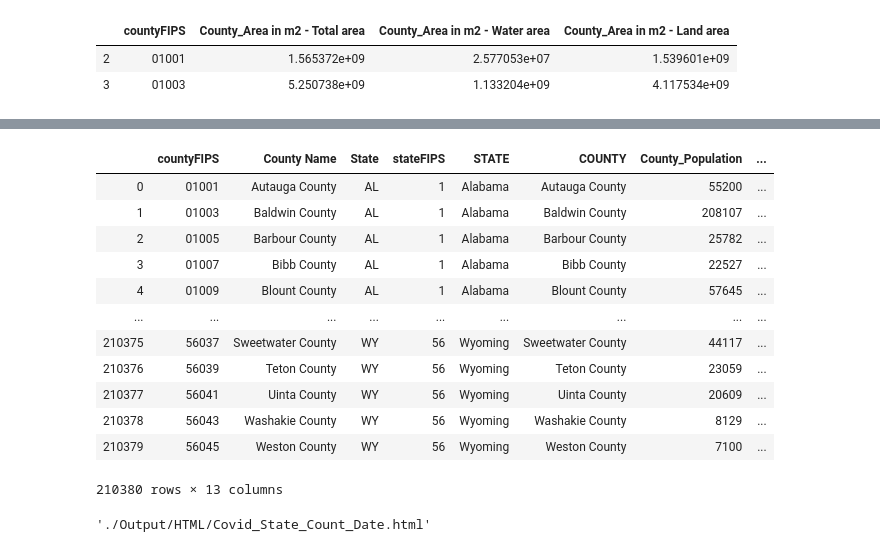
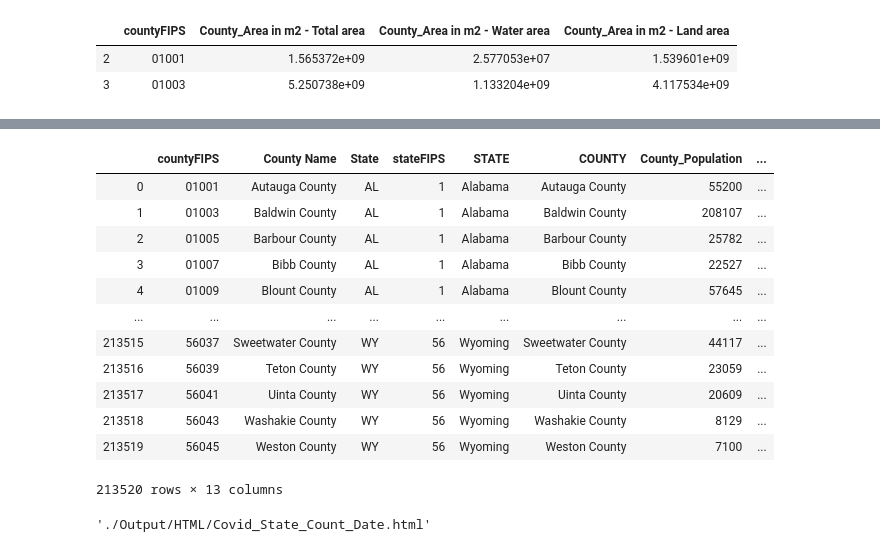
Before and after one commit to swami84/COVID-19, a Jupyter notebook: COVID-19_County_Analysis.ipynb, the cells around one changed output, grey strips where cells are left out. Saved outputs shown, nothing was run; the diff lists cells and outputs as text; code cells hidden in the pictures.

```diff
--- a/COVID-19_County_Analysis.ipynb
+++ b/COVID-19_County_Analysis.ipynb
@@ -169,28 +161,28 @@ df_covid_county.sample(2)
 # %%
 date_cols = []
 for col in df_covid_county.columns:
-    if '2020' in col:
+    if '20' in col:
         date_cols.append(col)
 other_cols = [col for col in df_covid_county.columns if col not in date_cols]
 df_model = df_covid_county.melt(id_vars=other_cols,
         var_name="Date",
         value_name="Count")
 df_model['Date'] = pd.to_datetime(df_model['Date'],infer_datetime_format=True)
 df_model
 # %% [output]
 |  | countyFIPS | County Name | State | stateFIPS | STATE | COUNTY | County_Population | ... |
 | 0 | 01001 | Autauga County | AL | 1 | Alabama | Autauga County | 55200 | ... |
 | 1 | 01003 | Baldwin County | AL | 1 | Alabama | Baldwin County | 208107 | ... |
 | 2 | 01005 | Barbour County | AL | 1 | Alabama | Barbour County | 25782 | ... |
 | 3 | 01007 | Bibb County | AL | 1 | Alabama | Bibb County | 22527 | ... |
 | 4 | 01009 | Blount County | AL | 1 | Alabama | Blount County | 57645 | ... |
 | ... | ... | ... | ... | ... | ... | ... | ... | ... |
-| 210375 | 56037 | Sweetwater County | WY | 56 | Wyoming | Sweetwater County | 44117 | ... |
-| 210376 | 56039 | Teton County | WY | 56 | Wyoming | Teton County | 23059 | ... |
-| 210377 | 56041 | Uinta County | WY | 56 | Wyoming | Uinta County | 20609 | ... |
-| 210378 | 56043 | Washakie County | WY | 56 | Wyoming | Washakie County | 8129 | ... |
-| 210379 | 56045 | Weston County | WY | 56 | Wyoming | Weston County | 7100 | ... |
+| 213515 | 56037 | Sweetwater County | WY | 56 | Wyoming | Sweetwater County | 44117 | ... |
+| 213516 | 56039 | Teton County | WY | 56 | Wyoming | Teton County | 23059 | ... |
+| 213517 | 56041 | Uinta County | WY | 56 | Wyoming | Uinta County | 20609 | ... |
+| 213518 | 56043 | Washakie County | WY | 56 | Wyoming | Washakie County | 8129 | ... |
+| 213519 | 56045 | Weston County | WY | 56 | Wyoming | Weston County | 7100 | ... |
-210380 rows × 13 columns
+213520 rows × 13 columns
 # %%
 df_model_state = df_model.groupby(['State','Date'])['Count'].sum().reset_index()
 
```
Also changed, not shown: parts of 16 cells of this notebook, 1 other file.
